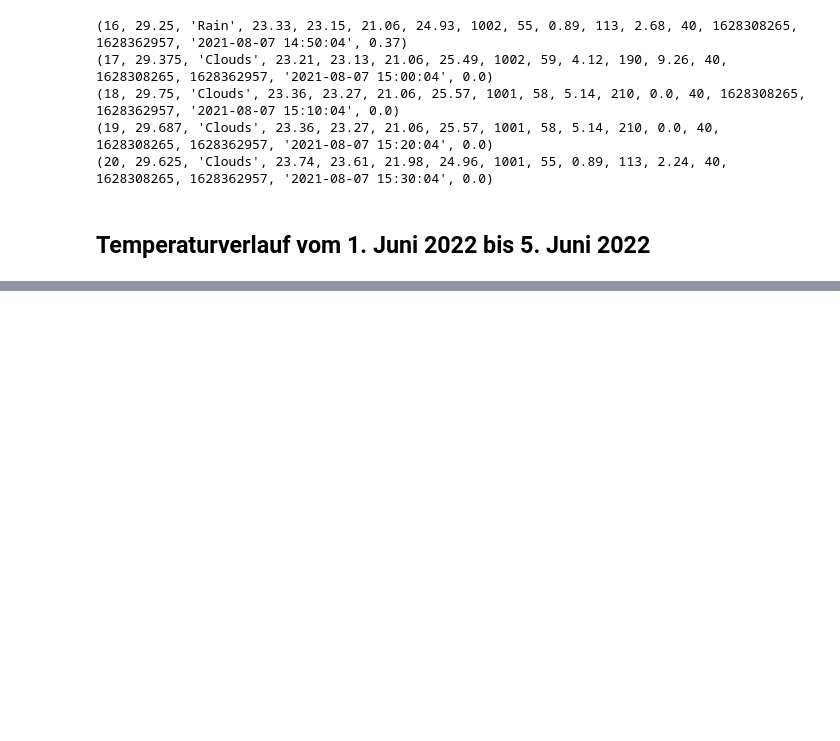
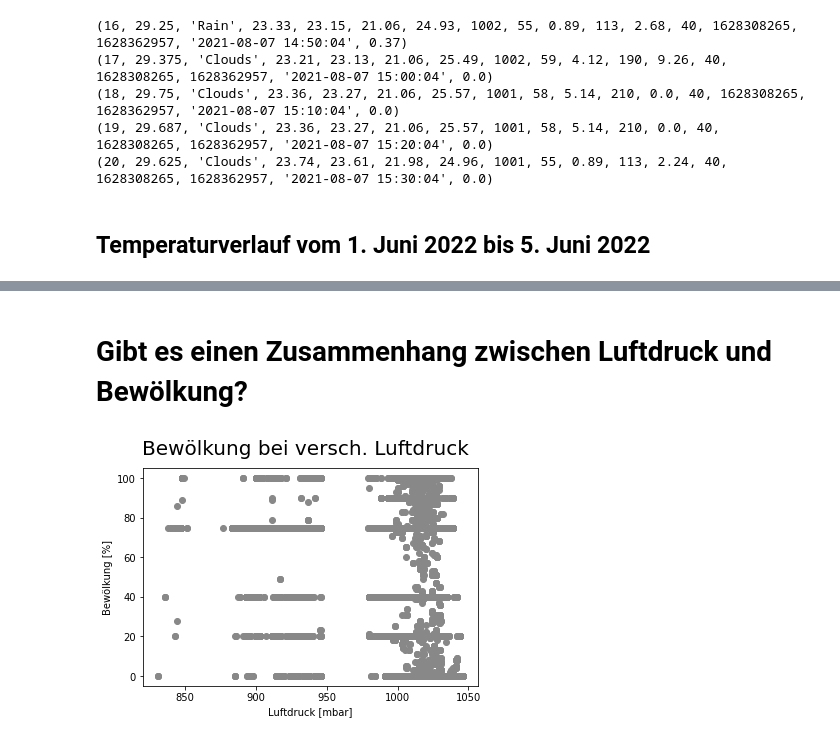
Before and after one commit to jtuttas/datenanalyse, a Jupyter notebook: weather.ipynb, the cells around one changed output, grey strips where cells are left out. Drawn from its saved outputs; the diff is of its cells as text; code cells hidden in the pictures; blank space fills up the shorter version.

```diff
--- a/weather.ipynb
+++ b/weather.ipynb
@@ -44,0 +105,19 @@ plt.gcf().autofmt_xdate()
+# %% [markdown]
+# Gibt es einen Zusammenhang zwischen Luftdruck und Bewölkung?
+# %%
+result = db.execute('select pressure,clouds_all from weather');
+
+x = np.array([])
+y = np.array([])
+
+data = result.fetchall()
+x = [i[0] for i in data]
+y = [i[1] for i in data]
+
+plt.scatter(x, y,color="#888888")
+plt.suptitle('Bewölkung bei versch. Luftdruck', fontsize=20)
+plt.xlabel("Luftdruck [mbar]")
+plt.ylabel("Bewölkung [%]")
+plt.show()
+# %% [output]
+[figure, added]
```
Also changed, not shown: parts of 7 cells of this notebook.
